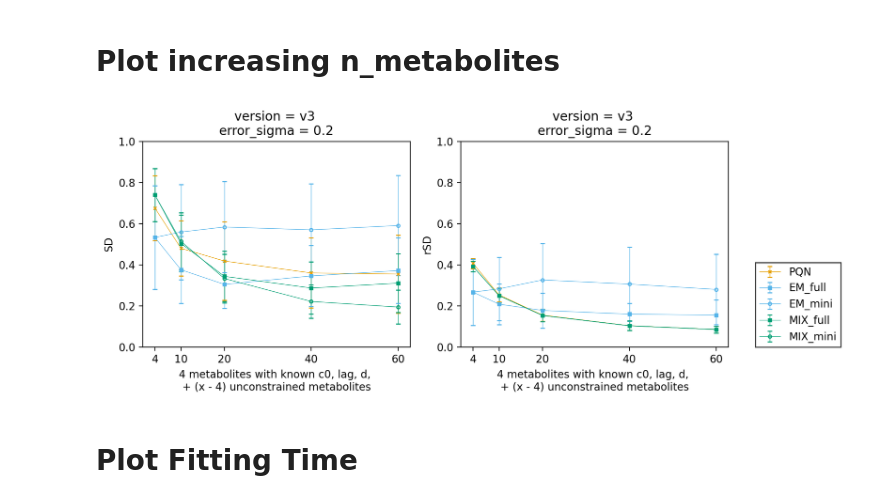
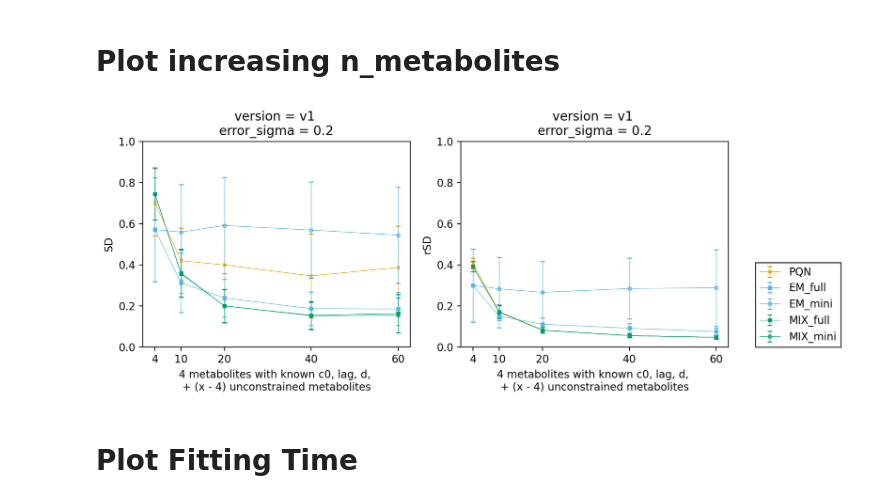
Before and after one commit to Gotsmy/sweat_normalization, a Jupyter notebook: synthetic_data/Simulation_Analysis.ipynb, the cells around one changed output. Cells and saved outputs as stored; diff of their text form; code cells hidden in the pictures.

```diff
--- a/synthetic_data/Simulation_Analysis.ipynb
+++ b/synthetic_data/Simulation_Analysis.ipynb
@@ -180,7 +180,7 @@ MIX_full        MIX_mini        2.40e-09 ***
 # %%
 # load data
 error_sigma   = .2
-path          = 'v3'
+path          = 'v1'
 base          = '/home/users/mgotsmy/paper_gits/211109_sweat_normalization_github/sweat_normalization/synthetic_data/simulation_results'
 n_metabolites_list = np.array([4,10,20,40,60])
 markers = ['x','s','o','s','o']
@@ -211,34 +211,34 @@ for nr, label in enumerate(methods):
 plt.xlabel('4 metabolites with known c0, lag, d, \n+ (x - 4) unconstrained metabolites')
 plt.xticks(n_metabolites_list)
 plt.ylim(0,1)
 
 ######## Subplot 2
 plt.subplot(122)
 plt.title('version = {} \nerror_sigma = {:.1f}'.format(path,error_sigma))
 diagnosis_name = 'rSD'
 plt.ylabel(f'{diagnosis_name}')
 points = []
 stds   = []
 for n_metabolites in n_metabolites_list:
     with open(f'{base}/{path}_e_{error_sigma}_n_{n_metabolites}.pkl','rb') as file:
         results_time,results_sv,results_model,raw_values = pickle.load(file)
     tmp, std = plot_points(diagnosis_name,results_sv)
     points.append(tmp)
     stds.append(std)
 points = np.array(points)
 stds = np.array(stds)
 for nr, label in enumerate(methods):
     plt.errorbar(n_metabolites_list,points[:,nr],yerr=stds[:,nr],color=colors[nr],marker=markers[nr],linewidth=.5,capsize=2,label=label,markersize=3,mfc=fcolors[nr])
 plt.xlabel('4 metabolites with known c0, lag, d, \n+ (x - 4) unconstrained metabolites')
 plt.xticks(n_metabolites_list)
 plt.ylim(0,1)
 
 ######## Concluding Commands
 plt.legend(loc=(1.1,0),edgecolor='k',fancybox=False)
 plt.tight_layout()
 plt.show()
 # %% [output]
-[figure, old version]
+[figure, new version]
 # %% [markdown]
 # Plot Fitting Time
 # %%
```
Also changed, not shown: 11 other files.
